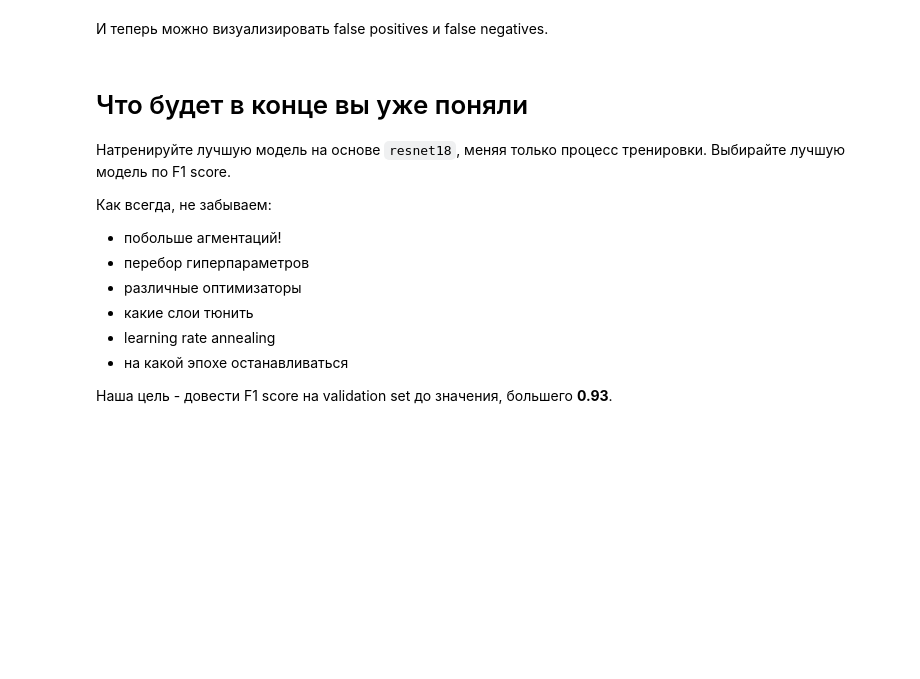
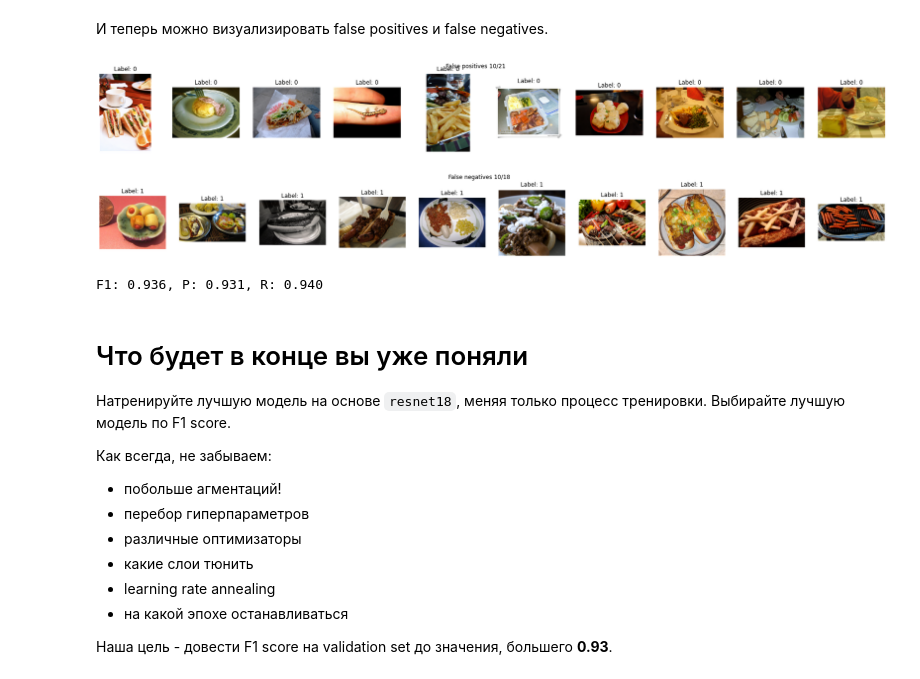
Before and after one commit to CuSynth/DL_course, a Jupyter notebook: assignments/assignment4/HotdogOrNot.ipynb, the cells around one changed output. Saved outputs shown, nothing was run; the diff lists cells and outputs as text; code cells hidden in the pictures; blank space fills up the shorter version.

```diff
--- a/assignments/assignment4/HotdogOrNot.ipynb
+++ b/assignments/assignment4/HotdogOrNot.ipynb
@@ -164,11 +164,11 @@ validation_fraction = .2
 
 
 val_split = int(np.floor((validation_fraction) * data_size))
-indices = list(range(data_size))
+data_indices = list(range(data_size))
 np.random.seed(42)
-np.random.shuffle(indices)
+np.random.shuffle(data_indices)
 
-val_indices, train_indices = indices[:val_split], indices[val_split:]
+val_indices, train_indices = data_indices[:val_split], data_indices[val_split:]
 
 train_sampler = SubsetRandomSampler(train_indices)
 val_sampler = SubsetRandomSampler(val_indices)
@@ -362,8 +359,8 @@ import torch.optim as optim
 # Train new layer with learning speed 0.001 and old layers with 0.0001
 # https://pytorch.org/tutorials/beginner/transfer_learning_tutorial.html
 model = models.resnet18(pretrained=True)
-num_ftrs = model.fc.in_features
-model.fc = nn.Linear(num_ftrs, 2)
+count = model.fc.in_features
+model.fc = nn.Linear(count, 2)
 old = list(model.parameters())[:-2]
 new = model.fc.parameters()
 loss = nn.CrossEntropyLoss()
@@ -413,38 +410,69 @@ def evaluate_model(model, dataset, indices):
     predictions: np array of booleans of model predictions
     grount_truth: np array of boolean of actual labels of the dataset
     """
-    model.eval() # Evaluation mode
 
     # TODO: Evaluate model on the list of indices and capture predictions
     # and ground truth labels
     # Hint: SubsetSampler above could be useful!
 
-    raise Exception("Not implemented")
+    model.eval() # Evaluation mode
+    predictions = []
+    ground_truth = []
+    loader = torch.utils.data.DataLoader(dataset, batch_size=batch_size,
+                                         sampler=SubsetSampler(indices))
 
-    return predictions, ground_truth
+    for _, (x, y, _) in enumerate(loader):
+        x = x.to(device)
+        y = y.to(device)
 
-predictions, gt = evaluate_model(model_conv, train_dataset, val_indices)
+        predictions.extend(torch.argmax(model(x), 1).tolist())
+        ground_truth.extend(y.tolist())
+
+    return np.array(predictions), np.array(ground_truth)
+
+predictions, gt = evaluate_model(model, train_dataset, val_indices)
 # %% [markdown]
 И теперь можно визуализировать false positives и false negatives.
 # %%
+falses = (predictions != gt)
+
 # TODO: Compute indices of the false positives on the validation set.
 # Note those have to be indices of the original dataset
-false_positive_indices = None
+false_positive_indices = np.array(val_indices)[falses & (predictions==True)]
 visualize_samples(orig_dataset, false_positive_indices, "False positives")
 
 # TODO: Compute indices of the false negatives on the validation set.
 # Note those have to be indices of the original dataset
-false_negatives_indices = None
+false_negatives_indices =  np.array(val_indices)[falses & (predictions==False)]
 visualize_samples(orig_dataset, false_negatives_indices, "False negatives")
+# %% [output]
+[figure, added]
+[figure, added]
 # %%
 import sklearn.metrics as metrics
 def binary_classification_metrics(prediction, ground_truth):
     # TODO: Implement this function!
     # We did this already it in the assignment1
+    # falses = (prediction != ground_truth)
+    #
+    # tp = np.sum((~falses) & (predictions==True))
+    # fp = np.sum(falses & (predictions==True))
+    # fn = np.sum(falses & (predictions==False))
+    #
+    # precision = tp / (tp + fp) if (tp + fp) else 0.0
+    # recall = tp / (tp + fn) if (tp + fn) else 0.0
+    # f1 = 2 * precision * recall / (precision + recall) if (precision + recall) else 0.0
+
+    precision = metrics.precision_score(ground_truth, prediction)
+    recall = metrics.recall_score(ground_truth, prediction)
+    f1 = metrics.f1_score(ground_truth, prediction)
+
     return precision, recall, f1
 
 precision, recall, f1 = binary_classification_metrics(predictions, gt)
 print("F1: %4.3f, P: %4.3f, R: %4.3f" % (f1, precision, recall))
+# %% [output]
+F1: 0.936, P: 0.931, R: 0.940
 # %% [markdown]
 # Что будет в конце вы уже поняли
 
```
Also changed, not shown: parts of 12 cells of this notebook.
